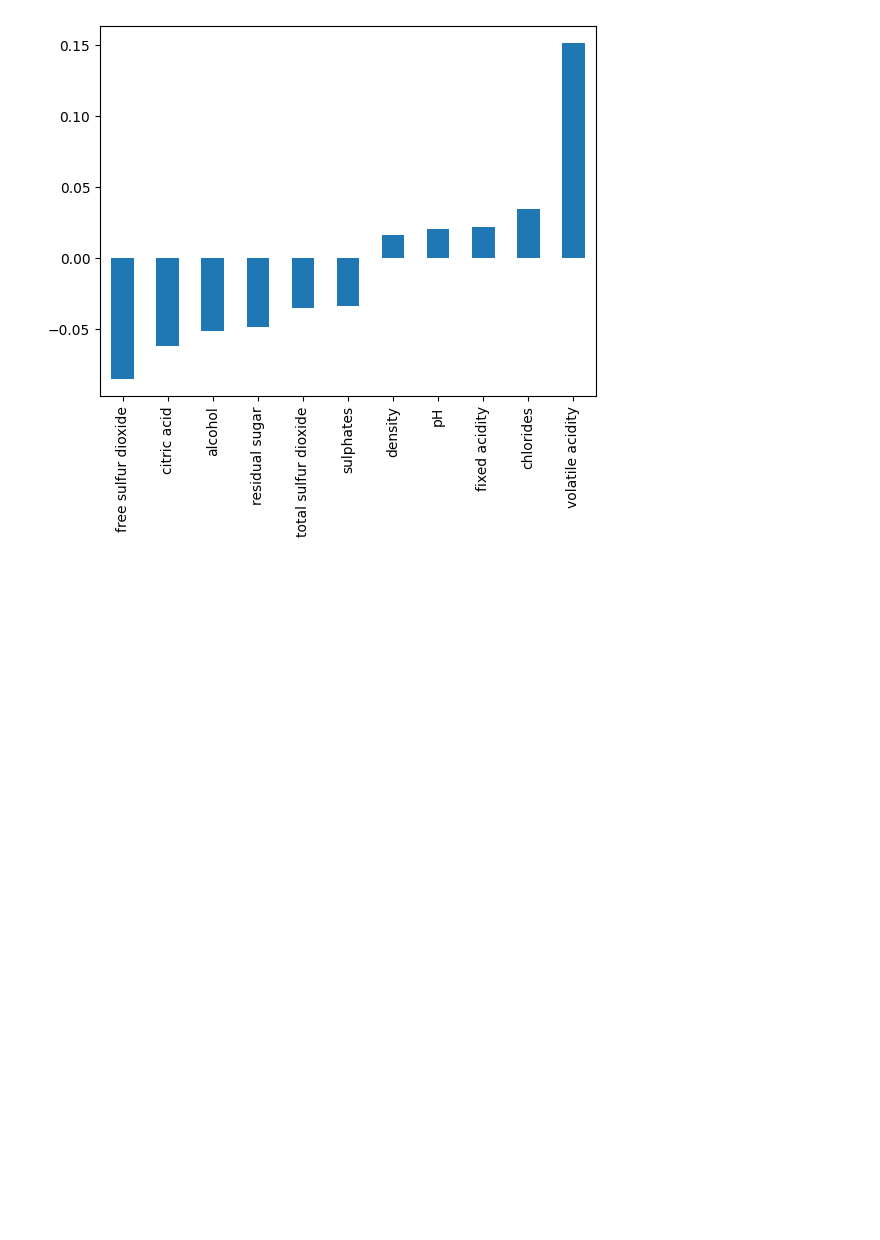
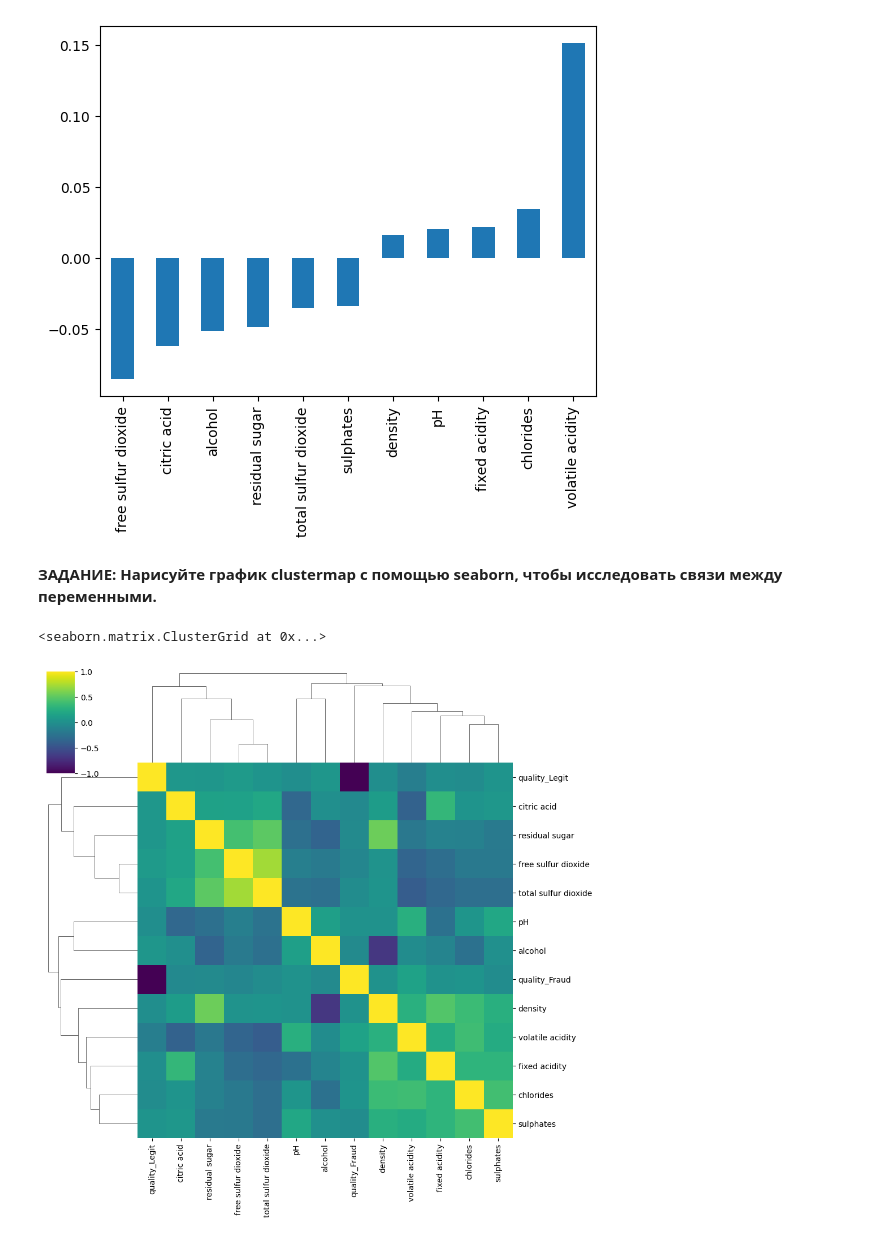
Before and after one commit to AlexTmbMifi/ML_basic, a Jupyter notebook: SVM/Project_SVM.ipynb, the cells around one changed output. Cells and saved outputs as stored; diff of their text form; code cells hidden in the pictures; blank space fills up the shorter version.

```diff
--- a/SVM/Project_SVM.ipynb
+++ b/SVM/Project_SVM.ipynb
@@ -94,3 +95,10 @@ df3.corr()['quality_Fraud'][:-2].sort_values().plot(kind='bar')
 # %% [output]
 <Axes: >
 [figure]
+# %% [markdown]
+**ЗАДАНИЕ: Нарисуйте график clustermap с помощью seaborn, чтобы исследовать связи между переменными.**
+# %%
+sns.clustermap(data=df3.corr(), cmap='viridis')
+# %% [output]
+<seaborn.matrix.ClusterGrid at 0x...>
+[figure, added]
```
Also changed, not shown: parts of 15 cells of this notebook.
